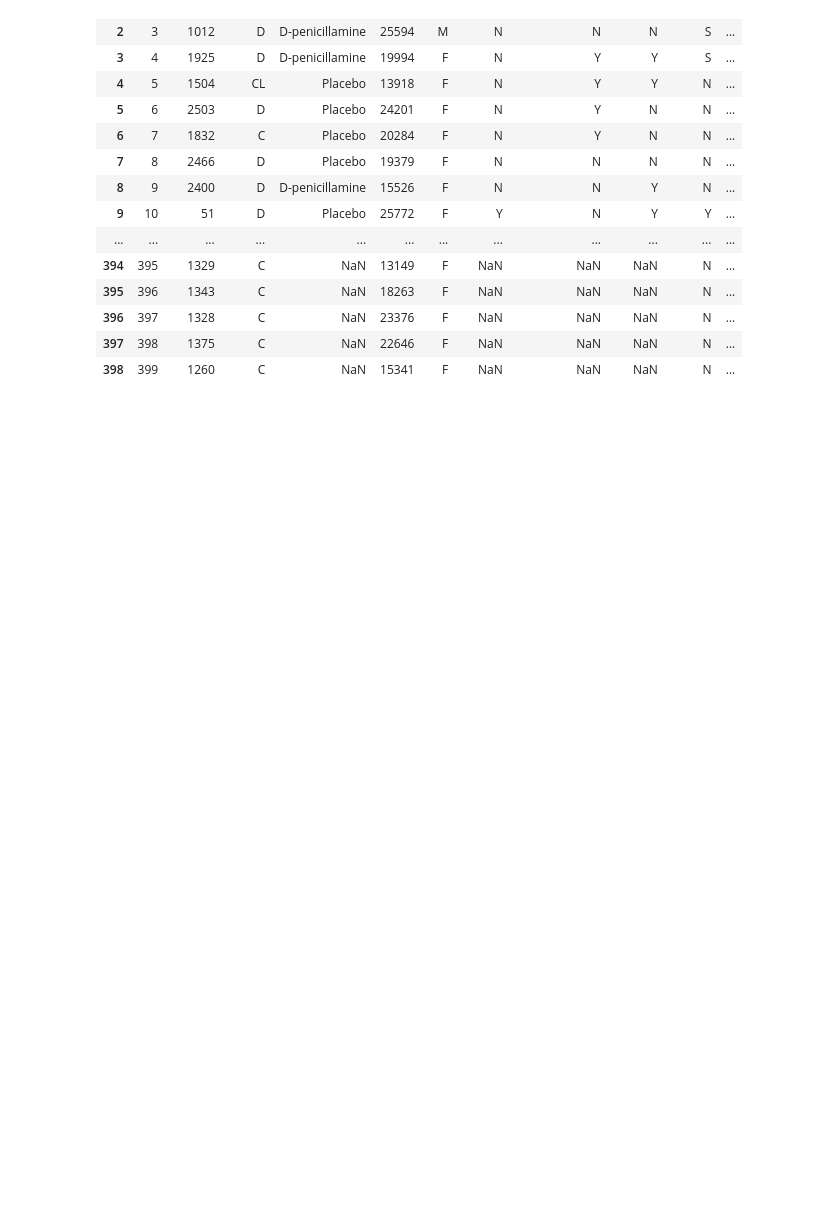
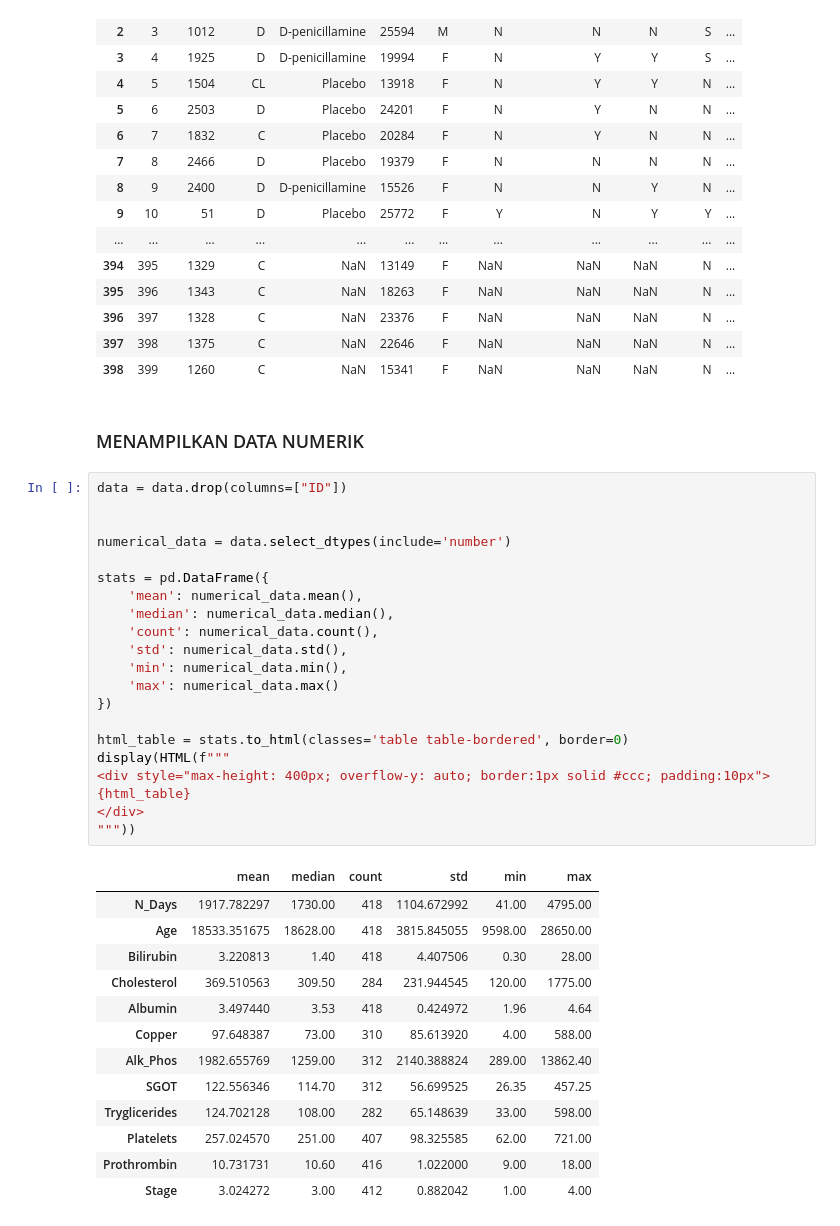
Before and after one commit to ilham08-GH/pendata, a Jupyter notebook: _sources/UTS.ipynb, the cells around one changed output. Cells and saved outputs as stored; diff of their text form; blank space fills up the shorter version.

```diff
--- a/_sources/UTS.ipynb
+++ b/_sources/UTS.ipynb
@@ -37,3 +43,40 @@ display(HTML(f"""
 | 396 | 397 | 1328 | C | NaN | 23376 | F | NaN | NaN | NaN | N | ... |
 | 397 | 398 | 1375 | C | NaN | 22646 | F | NaN | NaN | NaN | N | ... |
 | 398 | 399 | 1260 | C | NaN | 15341 | F | NaN | NaN | NaN | N | ... |
+# %% [markdown]
+### MENAMPILKAN DATA NUMERIK
+# %%
+data = data.drop(columns=["ID"])
+
+
+numerical_data = data.select_dtypes(include='number')
+
+stats = pd.DataFrame({
+    'mean': numerical_data.mean(),
+    'median': numerical_data.median(),
+    'count': numerical_data.count(),
+    'std': numerical_data.std(),
+    'min': numerical_data.min(),
+    'max': numerical_data.max()
+})
+
+html_table = stats.to_html(classes='table table-bordered', border=0)
+display(HTML(f"""
+<div style="max-height: 400px; overflow-y: auto; border:1px solid #ccc; padding:10px">
+{html_table}
+</div>
+"""))
+# %% [output]
+|  | mean | median | count | std | min | max |
+| N_Days | 1917.782297 | 1730.00 | 418 | 1104.672992 | 41.00 | 4795.00 |
+| Age | 18533.351675 | 18628.00 | 418 | 3815.845055 | 9598.00 | 28650.00 |
+| Bilirubin | 3.220813 | 1.40 | 418 | 4.407506 | 0.30 | 28.00 |
+| Cholesterol | 369.510563 | 309.50 | 284 | 231.944545 | 120.00 | 1775.00 |
+| Albumin | 3.497440 | 3.53 | 418 | 0.424972 | 1.96 | 4.64 |
+| Copper | 97.648387 | 73.00 | 310 | 85.613920 | 4.00 | 588.00 |
+| Alk_Phos | 1982.655769 | 1259.00 | 312 | 2140.388824 | 289.00 | 13862.40 |
+| SGOT | 122.556346 | 114.70 | 312 | 56.699525 | 26.35 | 457.25 |
+| Tryglicerides | 124.702128 | 108.00 | 282 | 65.148639 | 33.00 | 598.00 |
+| Platelets | 257.024570 | 251.00 | 407 | 98.325585 | 62.00 | 721.00 |
+| Prothrombin | 10.731731 | 10.60 | 416 | 1.022000 | 9.00 | 18.00 |
+| Stage | 3.024272 | 3.00 | 412 | 0.882042 | 1.00 | 4.00 |
```
Also changed, not shown: parts of 18 cells of this notebook, 30 other files.
